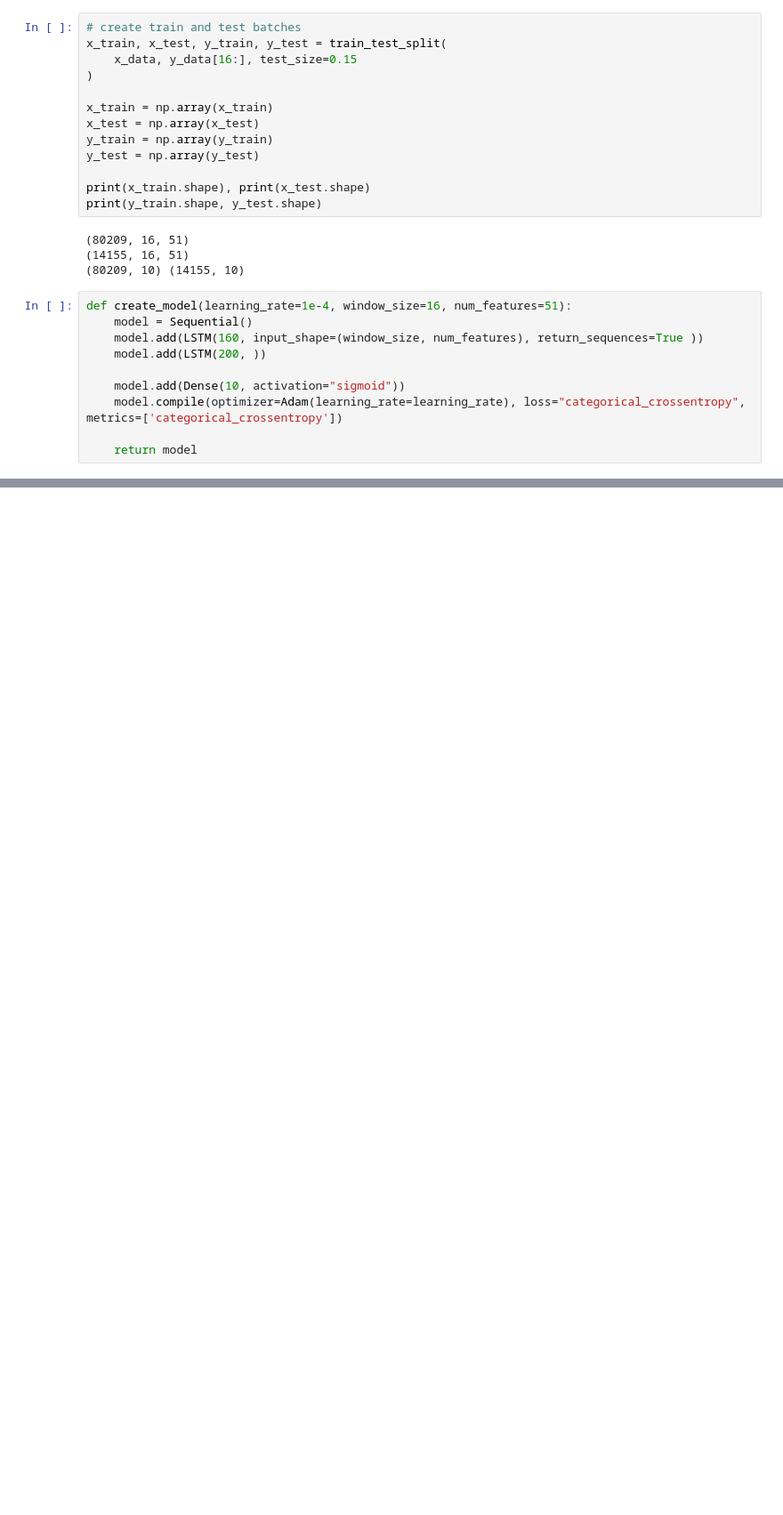
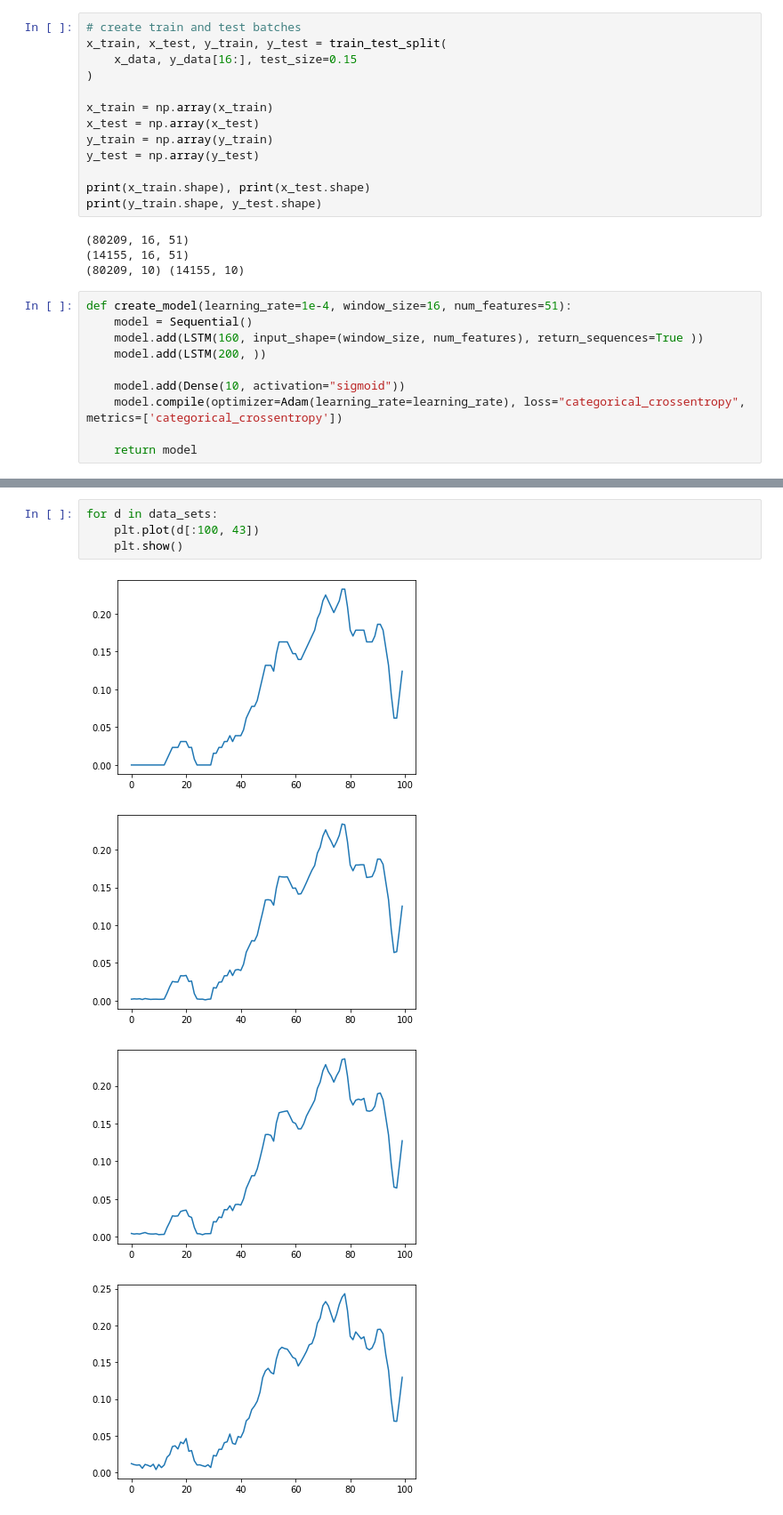
Before and after one commit to vijfhoek/deeplearning, a Jupyter notebook: main.ipynb, the cells around one changed output, grey strips where cells are left out. Shown: that part at 89% size. Cells and saved outputs as stored; diff of their text form; blank space fills up the shorter version.

```diff
--- a/main.ipynb
+++ b/main.ipynb
@@ -189,0 +241,9 @@ Accuracy: 13993 / 14155 = 98.86%
+# %%
+for d in data_sets:
+    plt.plot(d[:100, 43])
+    plt.show()
+# %% [output]
+[figure, added]
+[figure, added]
+[figure, added]
+[figure, added]
```
Also changed, not shown: parts of 12 cells of this notebook, 1 other file.
